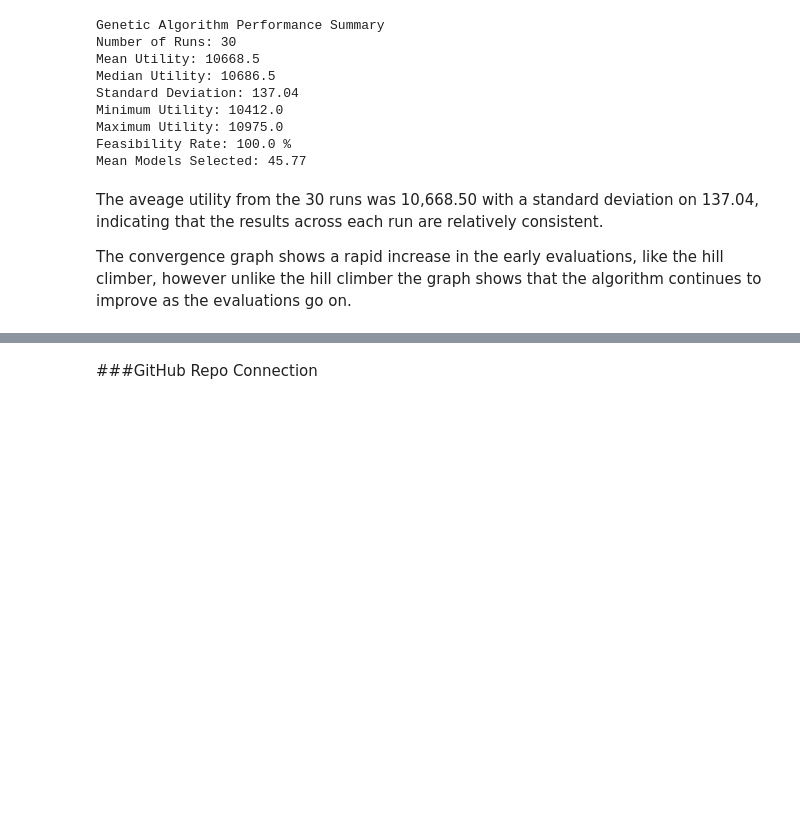
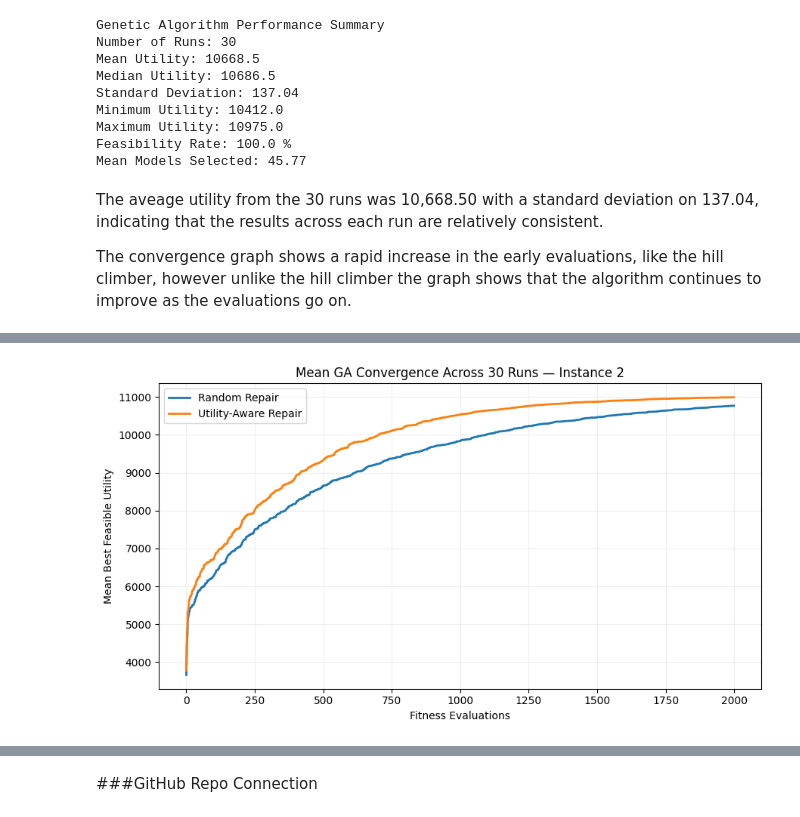
Before and after one commit to ham00496-sketch/CSCU9YE-assignment, a Jupyter notebook: CSCU9YE_Assignment.ipynb, the cells around one changed output, grey strips where cells are left out. Drawn from its saved outputs; the diff is of its cells as text; code cells hidden in the pictures; blank space fills up the shorter version.

```diff
--- a/CSCU9YE_Assignment.ipynb
+++ b/CSCU9YE_Assignment.ipynb
@@ -1395,0 +1726,26 @@ The convergence graph shows a rapid increase in the early evaluations, like the
+# %%
+fig, ax = plt.subplots(figsize=(9, 5))
+
+for name, curves in comparison_curves.items():
+
+    mean_curve = np.mean(curves, axis=0)
+
+    ax.plot(
+        mean_curve,
+        linewidth=2,
+        label=name
+    )
+
+ax.set(
+    title="Mean GA Convergence Across 30 Runs — Instance 2",
+    xlabel="Fitness Evaluations",
+    ylabel="Mean Best Feasible Utility"
+)
+
+ax.grid(alpha=0.2)
+ax.legend()
+
+plt.tight_layout()
+plt.show()
+# %% [output]
+[figure, added]
```
Also changed, not shown: parts of 28 cells of this notebook.
